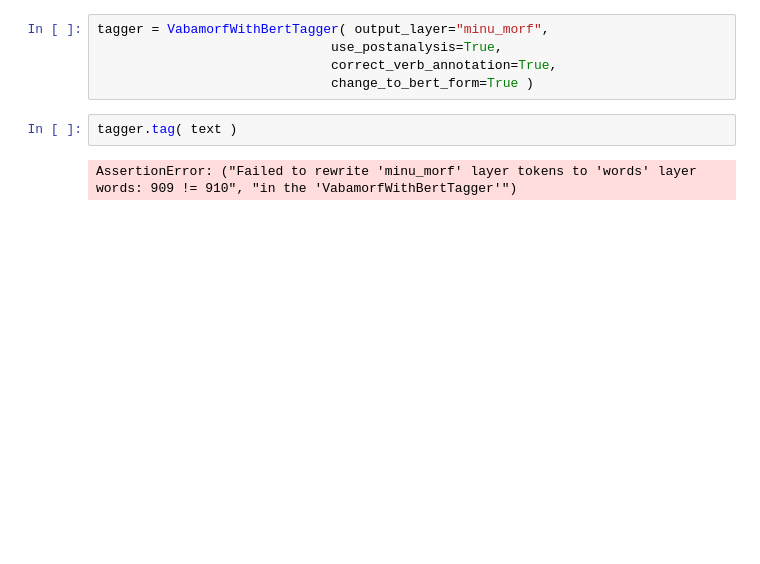
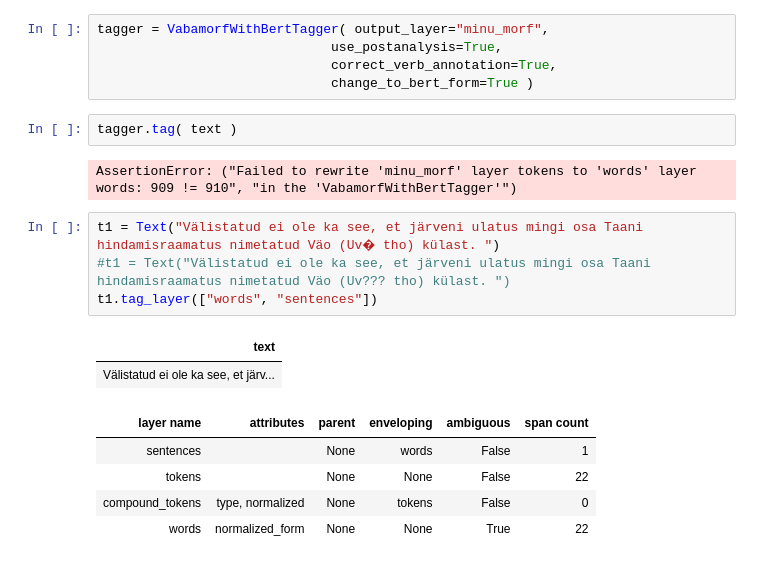
Before and after one commit to estnltk/estnltk-model-training, a Jupyter notebook: ud_morph_tools/eval_vabamorf_with_bert/VabamorfWithBertTagger_tagging_problem.ipynb, the cells around one changed output. Saved outputs shown, nothing was run; the diff lists cells and outputs as text; blank space fills up the shorter version.

```diff
--- a/ud_morph_tools/eval_vabamorf_with_bert/VabamorfWithBertTagger_tagging_problem.ipynb
+++ b/ud_morph_tools/eval_vabamorf_with_bert/VabamorfWithBertTagger_tagging_problem.ipynb
@@ -34,3 +60,15 @@ tagger = VabamorfWithBertTagger( output_layer="minu_morf",
 tagger.tag( text )
 # %% [output]
 AssertionError: ("Failed to rewrite 'minu_morf' layer tokens to 'words' layer words: 909 != 910", "in the 'VabamorfWithBertTagger'")
+# %%
+t1 = Text("Välistatud ei ole ka see, et järveni ulatus mingi osa Taani hindamisraamatus nimetatud Väo (Uv� tho) külast. ")
+#t1 = Text("Välistatud ei ole ka see, et järveni ulatus mingi osa Taani hindamisraamatus nimetatud Väo (Uv??? tho) külast. ")
+t1.tag_layer(["words", "sentences"])
+# %% [output]
+| text |
+| Välistatud ei ole ka see, et järv... |
+| layer name | attributes | parent | enveloping | ambiguous | span count |
+| sentences |  | None | words | False | 1 |
+| tokens |  | None | None | False | 22 |
+| compound_tokens | type, normalized | None | tokens | False | 0 |
+| words | normalized_form | None | None | True | 22 |
```
Also changed, not shown: parts of 5 cells of this notebook.
